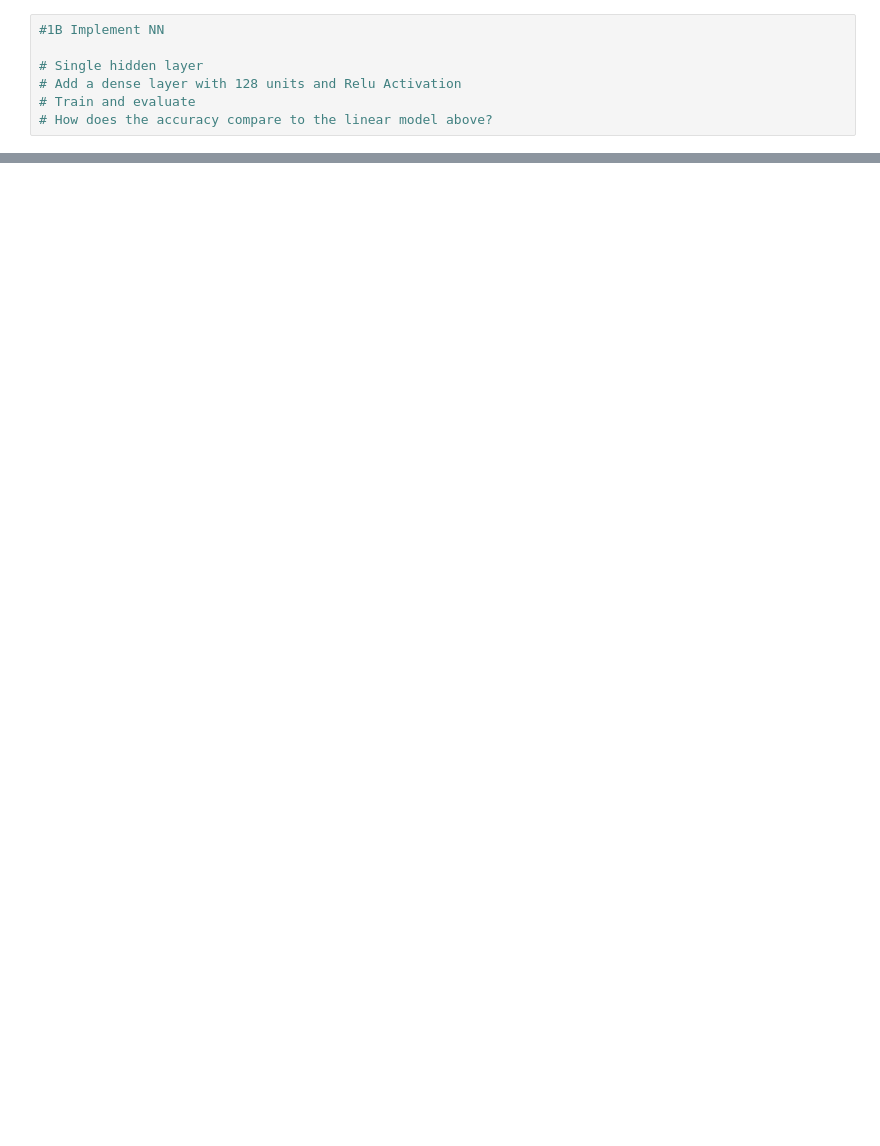
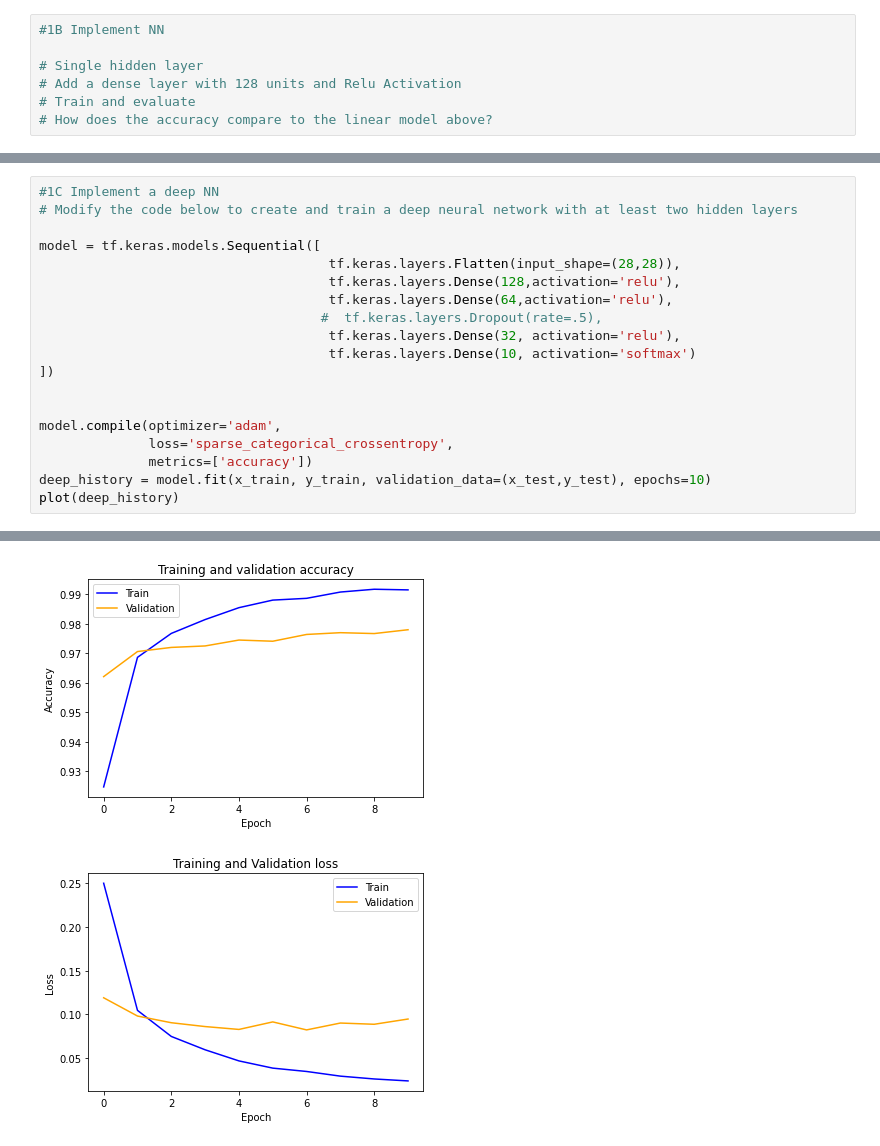
Before and after one commit to ZanePeycke/ADL, a Jupyter notebook: HW/HW1/ADL_HW1_Scratch.ipynb, the cells around one changed output, grey strips where cells are left out. Drawn from its saved outputs; the diff is of its cells as text; blank space fills up the shorter version.

```diff
--- a/HW/HW1/ADL_HW1_Scratch.ipynb
+++ b/HW/HW1/ADL_HW1_Scratch.ipynb
@@ -158,0 +162,20 @@ Epoch 10/10
+# %%
+#1C Implement a deep NN
+# Modify the code below to create and train a deep neural network with at least two hidden layers
+
+model = tf.keras.models.Sequential([
+                                     tf.keras.layers.Flatten(input_shape=(28,28)),
+                                     tf.keras.layers.Dense(128,activation='relu'),
+                                     tf.keras.layers.Dense(64,activation='relu'),
+                                    #  tf.keras.layers.Dropout(rate=.5),
+                                     tf.keras.layers.Dense(32, activation='relu'),
+                                     tf.keras.layers.Dense(10, activation='softmax')
+])
+
+
+model.compile(optimizer='adam',
+              loss='sparse_categorical_crossentropy',
+              metrics=['accuracy'])
+deep_history = model.fit(x_train, y_train, validation_data=(x_test,y_test), epochs=10)
+plot(deep_history)
+# %% [output]
@@ -158,0 +202,2 @@ Epoch 10/10
+[figure, added]
+[figure, added]
```
Also changed, not shown: parts of 6 cells of this notebook.
